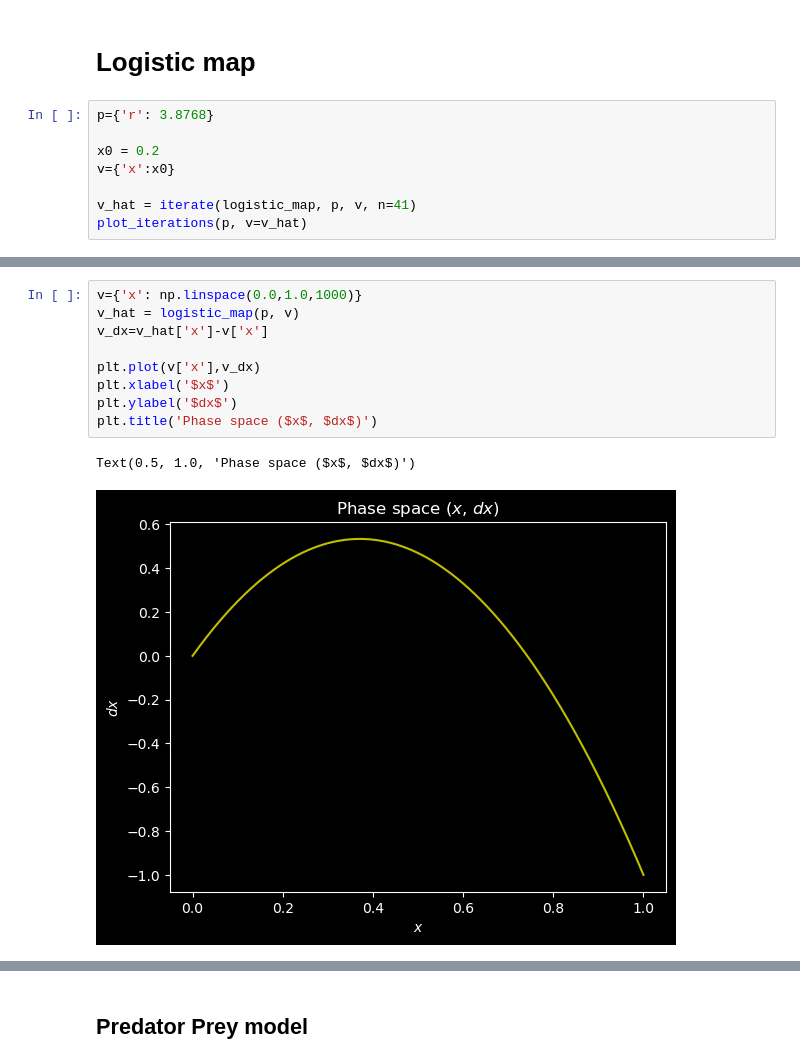
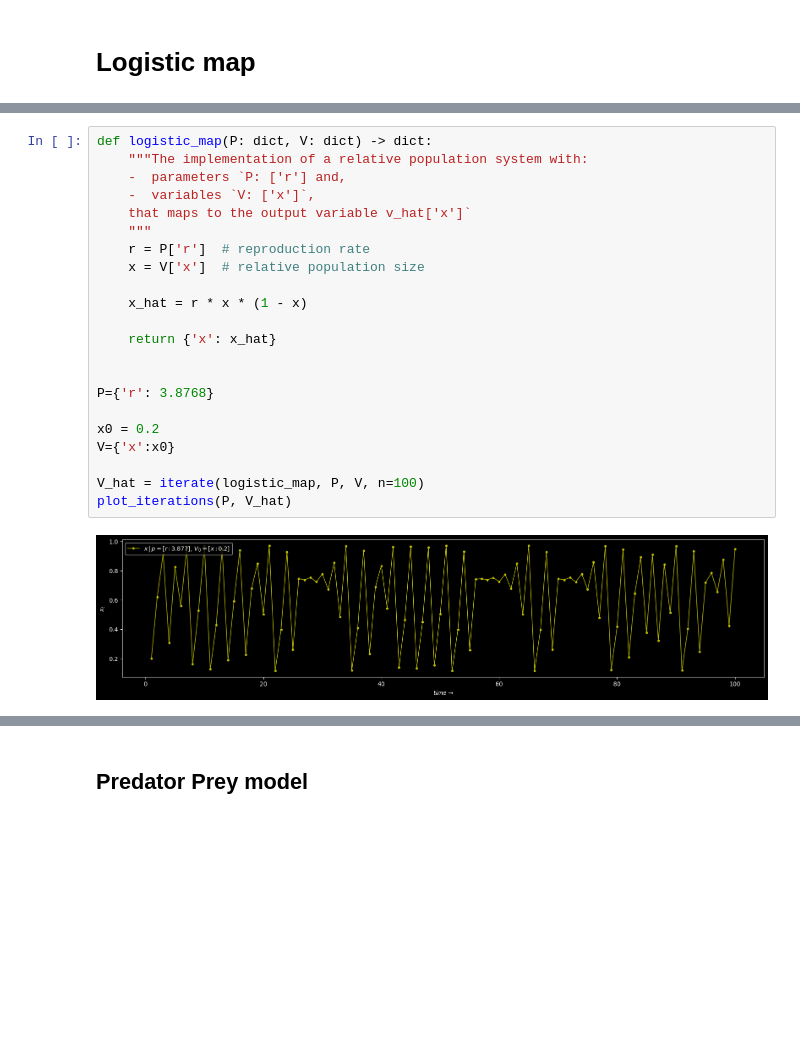
Before and after one commit to bartmarseille/iterative-maps, a Jupyter notebook: map-iterate-plot-framework.ipynb, the cells around one changed output, grey strips where cells are left out. Cells and saved outputs as stored; diff of their text form; blank space fills up the shorter version.

```diff
--- a/map-iterate-plot-framework.ipynb
+++ b/map-iterate-plot-framework.ipynb
@@ -150,10 +116,2 @@ def plot_cobweb(map, p, v, ax=None):
 # %% [markdown]
 # Logistic map
-# %%
-p={'r': 3.8768}
-
-x0 = 0.2
-v={'x':x0}
-
-v_hat = iterate(logistic_map, p, v, n=41)
-plot_iterations(p, v=v_hat)
@@ -166,12 +118,24 @@ plot_cobweb(logistic_map, p, v_hat)
-# %%
-v={'x': np.linspace(0.0,1.0,1000)}
-v_hat = logistic_map(p, v)
-v_dx=v_hat['x']-v['x']
-
-plt.plot(v['x'],v_dx)
-plt.xlabel('$x$')
-plt.ylabel('$dx$')
-plt.title('Phase space ($x$, $dx$)')
-# %% [output]
-Text(0.5, 1.0, 'Phase space ($x$, $dx$)')
-[figure, removed]
+# %%
+def logistic_map(P: dict, V: dict) -> dict:
+    """The implementation of a relative population system with:
+    -  parameters `P: ['r'] and,
+    -  variables `V: ['x']`,
+    that maps to the output variable v_hat['x']`
+    """
+    r = P['r']  # reproduction rate
+    x = V['x']  # relative population size
+
+    x_hat = r * x * (1 - x)
+
+    return {'x': x_hat}
+
+
+P={'r': 3.8768}
+
+x0 = 0.2
+V={'x':x0}
+
+V_hat = iterate(logistic_map, P, V, n=100)
+plot_iterations(P, V_hat)
+# %% [output]
+[figure, added]
```
Also changed, not shown: parts of 8 cells of this notebook.
